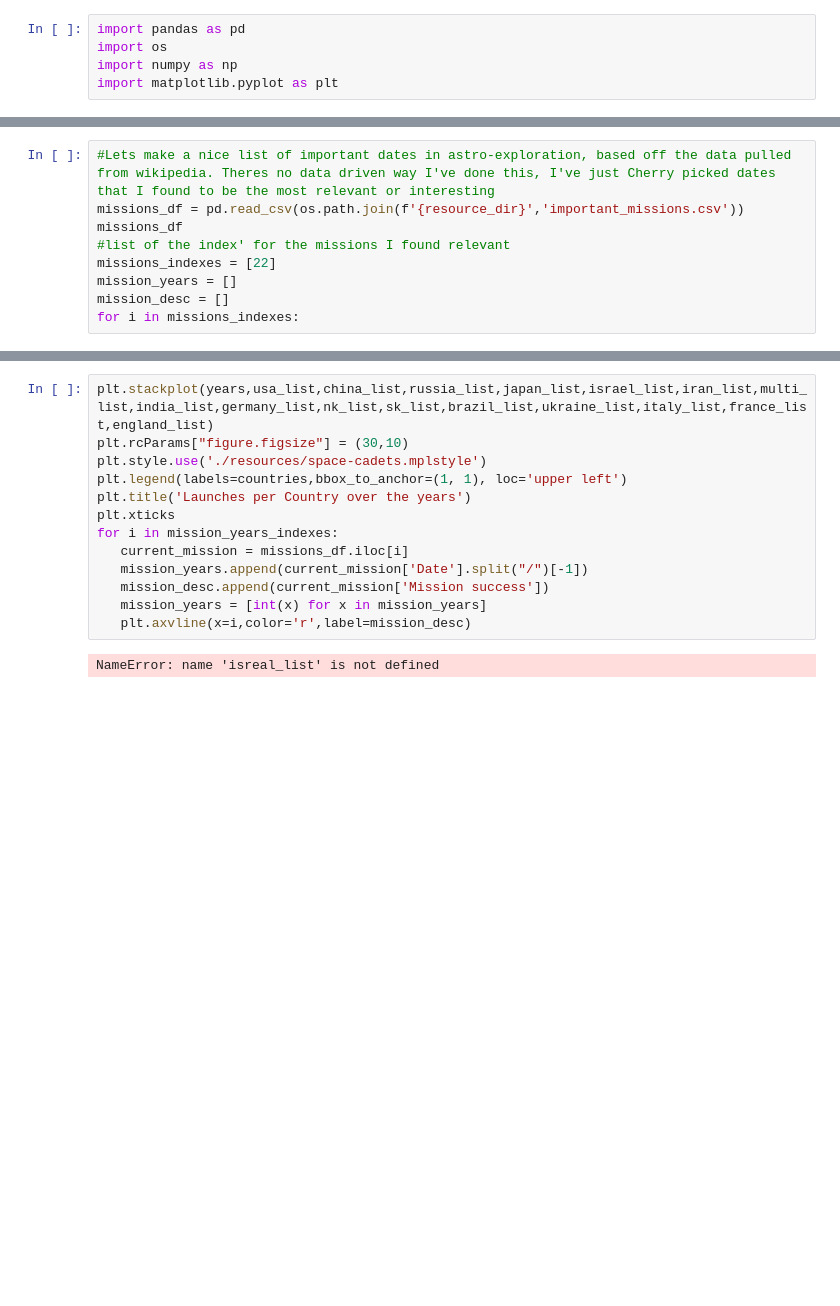
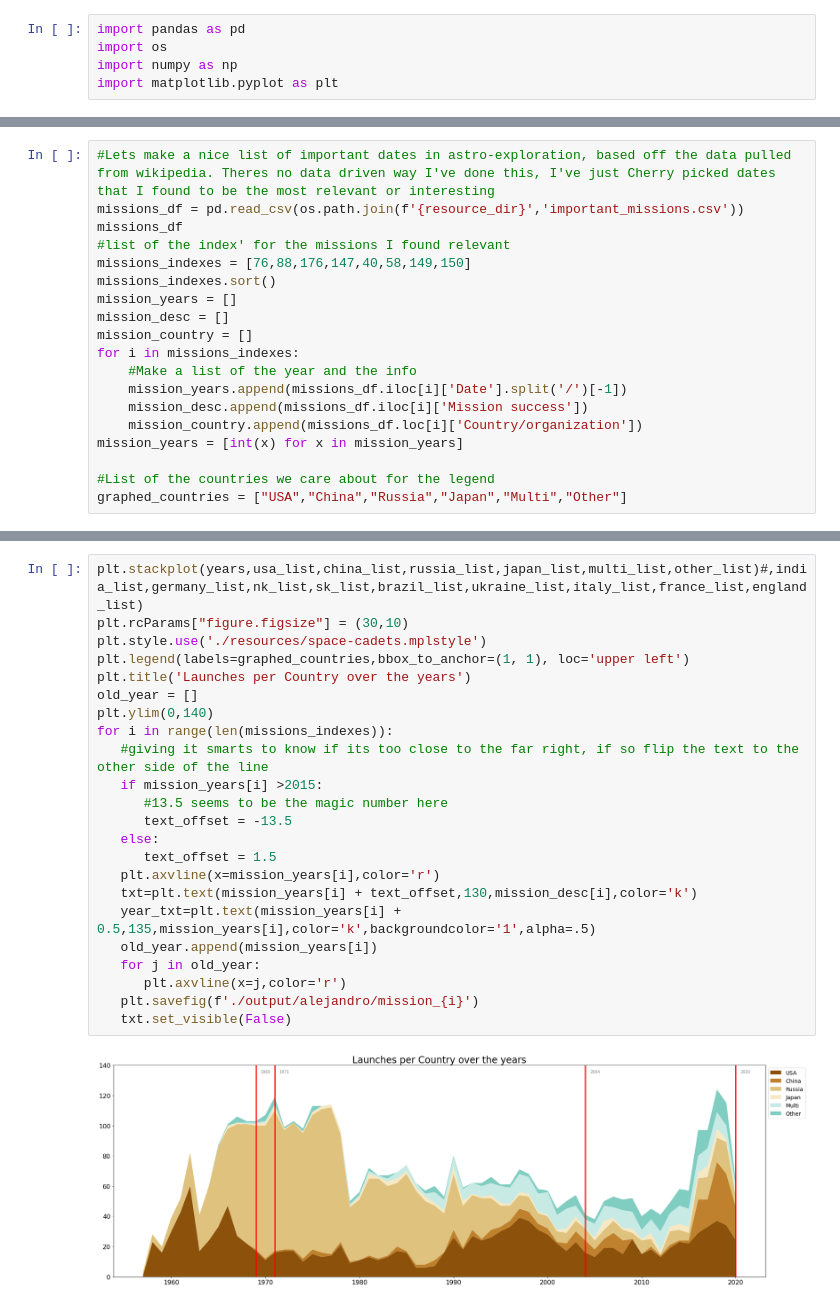
Before and after one commit to alejandrowaring/space-cadets-data-analysis, a Jupyter notebook: total_launches.ipynb, the cells around one changed output, grey strips where cells are left out. Saved outputs shown, nothing was run; the diff lists cells and outputs as text; blank space fills up the shorter version.

Commit message:
Finalized important missions list

```diff
--- a/total_launches.ipynb
+++ b/total_launches.ipynb
@@ -80,7 +47,17 @@ england_list = country_df['England']
 missions_df = pd.read_csv(os.path.join(f'{resource_dir}','important_missions.csv'))
 missions_df
 #list of the index' for the missions I found relevant
-missions_indexes = [22]
+missions_indexes = [76,88,176,147,40,58,149,150]
+missions_indexes.sort()
 mission_years = []
 mission_desc = []
+mission_country = []
 for i in missions_indexes:
+    #Make a list of the year and the info
+    mission_years.append(missions_df.iloc[i]['Date'].split('/')[-1])
+    mission_desc.append(missions_df.iloc[i]['Mission success'])
+    mission_country.append(missions_df.loc[i]['Country/organization'])
+mission_years = [int(x) for x in mission_years]
+
+#List of the countries we care about for the legend
+graphed_countries = ["USA","China","Russia","Japan","Multi","Other"]
@@ -89,15 +64,25 @@ SyntaxError: unexpected EOF while parsing (<ipython-input-6-1179cb6d9216>, line
 # %%
-plt.stackplot(years,usa_list,china_list,russia_list,japan_list,israel_list,iran_list,multi_list,india_list,germany_list,nk_list,sk_list,brazil_list,ukraine_list,italy_list,france_list,england_list)
+plt.stackplot(years,usa_list,china_list,russia_list,japan_list,multi_list,other_list)#,india_list,germany_list,nk_list,sk_list,brazil_list,ukraine_list,italy_list,france_list,england_list)
 plt.rcParams["figure.figsize"] = (30,10)
 plt.style.use('./resources/space-cadets.mplstyle')
-plt.legend(labels=countries,bbox_to_anchor=(1, 1), loc='upper left')
+plt.legend(labels=graphed_countries,bbox_to_anchor=(1, 1), loc='upper left')
 plt.title('Launches per Country over the years')
-plt.xticks
-for i in mission_years_indexes:
-   current_mission = missions_df.iloc[i]
-   mission_years.append(current_mission['Date'].split("/")[-1])
-   mission_desc.append(current_mission['Mission success'])
-   mission_years = [int(x) for x in mission_years]
-   plt.axvline(x=i,color='r',label=mission_desc)
+old_year = []
+plt.ylim(0,140)
+for i in range(len(missions_indexes)):
+   #giving it smarts to know if its too close to the far right, if so flip the text to the other side of the line
+   if mission_years[i] >2015:
+      #13.5 seems to be the magic number here
+      text_offset = -13.5
+   else:
+      text_offset = 1.5
+   plt.axvline(x=mission_years[i],color='r')
+   txt=plt.text(mission_years[i] + text_offset,130,mission_desc[i],color='k')
+   year_txt=plt.text(mission_years[i] + 0.5,135,mission_years[i],color='k',backgroundcolor='1',alpha=.5)
+   old_year.append(mission_years[i])
+   for j in old_year:
+      plt.axvline(x=j,color='r')
+   plt.savefig(f'./output/alejandro/mission_{i}')
+   txt.set_visible(False)
 # %% [output]
-NameError: name 'isreal_list' is not defined
+[figure, added]
```
Also changed, not shown: parts of 6 cells of this notebook, 12 other files.
